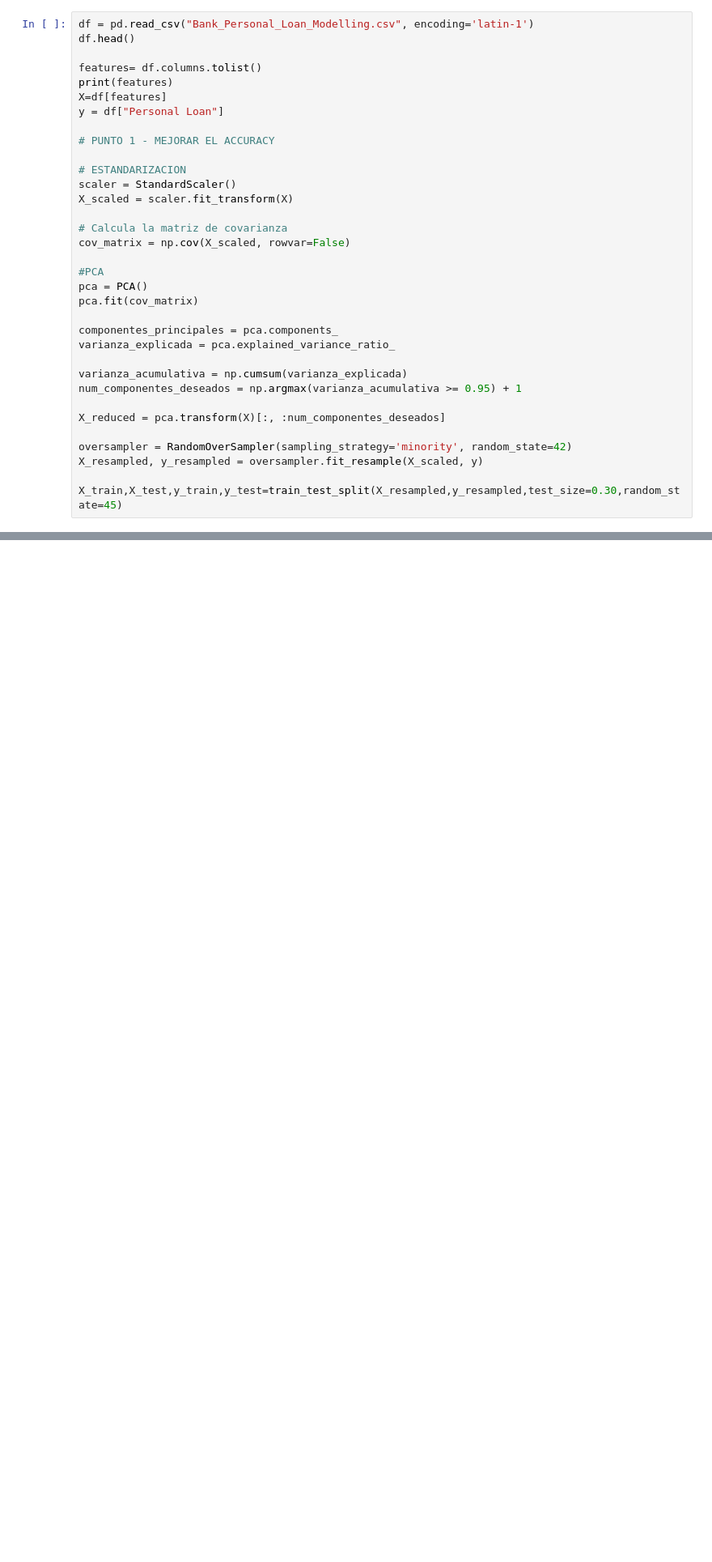
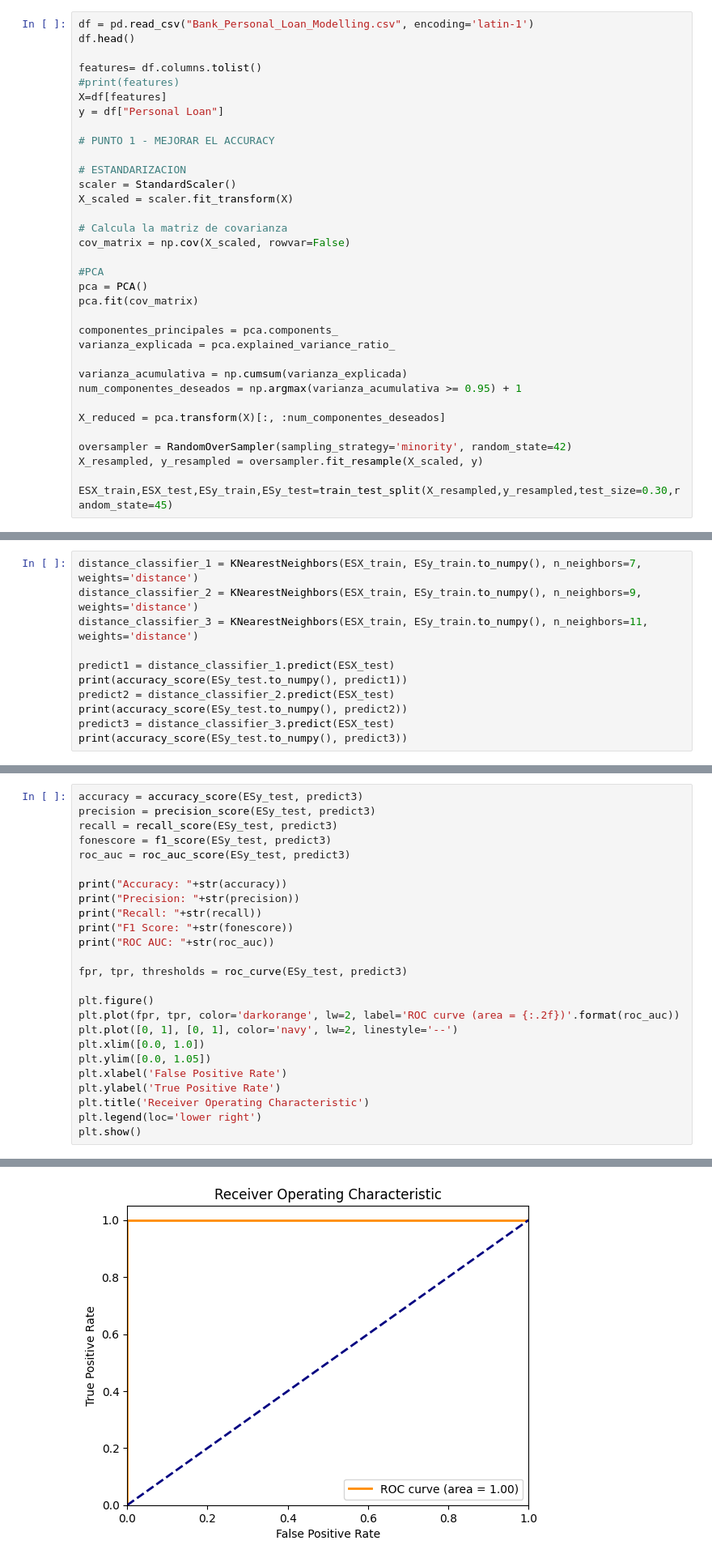
Before and after one commit to cuadriante/P1_Patrones, a Jupyter notebook: main_project.ipynb, the cells around one changed output, grey strips where cells are left out. Shown at 81% size. Cells and saved outputs as stored; diff of their text form; blank space fills up the shorter version.

```diff
--- a/main_project.ipynb
+++ b/main_project.ipynb
@@ -209,7 +351,7 @@ df = pd.read_csv("Bank_Personal_Loan_Modelling.csv", encoding='latin-1')
 df.head()
 
 features= df.columns.tolist()
-print(features)
+#print(features)
 X=df[features]
 y = df["Personal Loan"]
 
@@ -237,5 +379,5 @@ X_reduced = pca.transform(X)[:, :num_componentes_deseados]
 oversampler = RandomOverSampler(sampling_strategy='minority', random_state=42)
 X_resampled, y_resampled = oversampler.fit_resample(X_scaled, y)
 
-X_train,X_test,y_train,y_test=train_test_split(X_resampled,y_resampled,test_size=0.30,random_state=45)
+ESX_train,ESX_test,ESy_train,ESy_test=train_test_split(X_resampled,y_resampled,test_size=0.30,random_state=45)
 # %% [markdown]
@@ -304,0 +472,11 @@ ROC AUC: 0.7047518680861948
+# %%
+distance_classifier_1 = KNearestNeighbors(ESX_train, ESy_train.to_numpy(), n_neighbors=7, weights='distance')
+distance_classifier_2 = KNearestNeighbors(ESX_train, ESy_train.to_numpy(), n_neighbors=9, weights='distance')
+distance_classifier_3 = KNearestNeighbors(ESX_train, ESy_train.to_numpy(), n_neighbors=11, weights='distance')
+
+predict1 = distance_classifier_1.predict(ESX_test)
+print(accuracy_score(ESy_test.to_numpy(), predict1))
+predict2 = distance_classifier_2.predict(ESX_test)
+print(accuracy_score(ESy_test.to_numpy(), predict2))
+predict3 = distance_classifier_3.predict(ESX_test)
+print(accuracy_score(ESy_test.to_numpy(), predict3))
@@ -305,2 +487,28 @@ ROC AUC: 0.7047518680861948
 # %% [markdown]
 # **Métricas KNN - Escogido**
+# %%
+accuracy = accuracy_score(ESy_test, predict3)
+precision = precision_score(ESy_test, predict3)
+recall = recall_score(ESy_test, predict3)
+fonescore = f1_score(ESy_test, predict3)
+roc_auc = roc_auc_score(ESy_test, predict3)
+
+print("Accuracy: "+str(accuracy))
+print("Precision: "+str(precision))
+print("Recall: "+str(recall))
+print("F1 Score: "+str(fonescore))
+print("ROC AUC: "+str(roc_auc))
+
+fpr, tpr, thresholds = roc_curve(ESy_test, predict3)
+
+plt.figure()
+plt.plot(fpr, tpr, color='darkorange', lw=2, label='ROC curve (area = {:.2f})'.format(roc_auc))
+plt.plot([0, 1], [0, 1], color='navy', lw=2, linestyle='--')
+plt.xlim([0.0, 1.0])
+plt.ylim([0.0, 1.05])
+plt.xlabel('False Positive Rate')
+plt.ylabel('True Positive Rate')
+plt.title('Receiver Operating Characteristic')
+plt.legend(loc='lower right')
+plt.show()
+# %% [output]
@@ -307 +520,2 @@ ROC AUC: 0.7047518680861948
+[figure, added]
 # %% [markdown]
```
Also changed, not shown: parts of 30 cells of this notebook.
